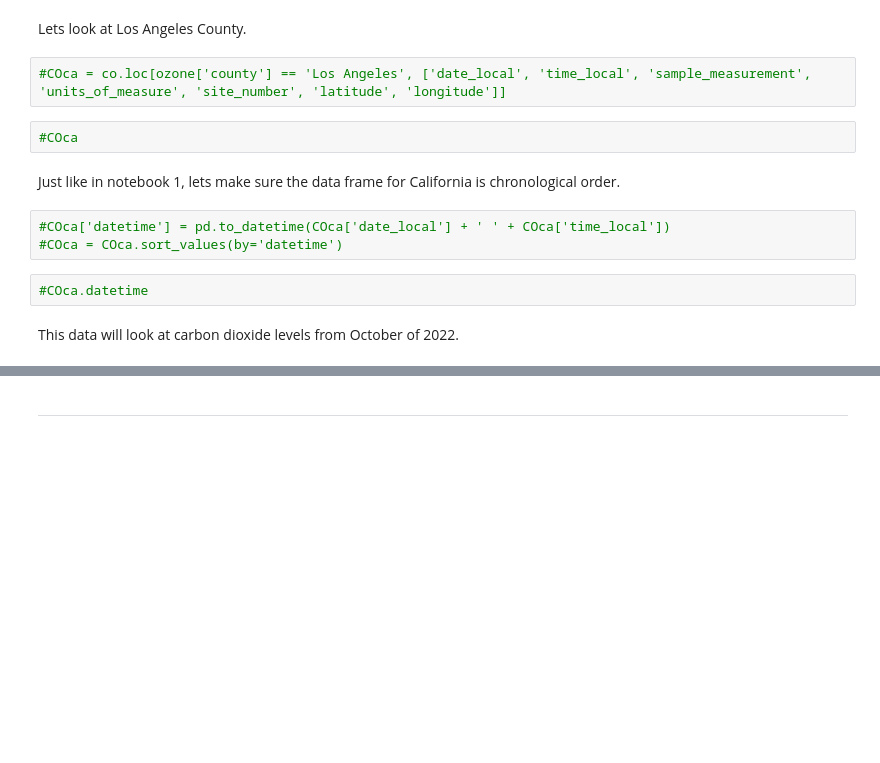
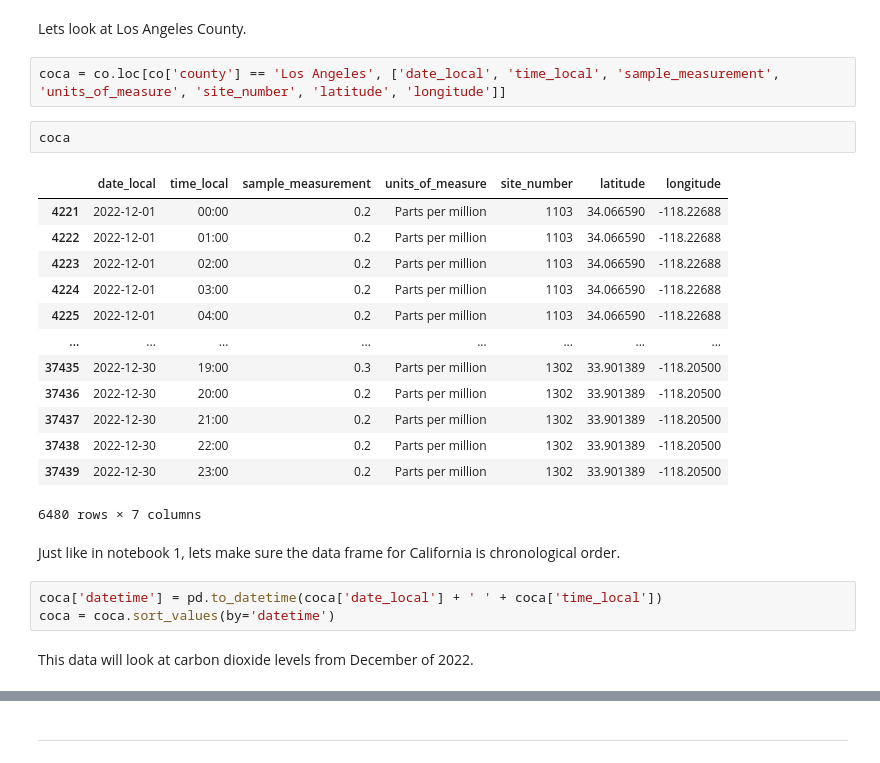
Before and after one commit to DAES433533/donder-cookbook, a Jupyter notebook: notebooks/sd_airquality.ipynb, the cells around one changed output, grey strips where cells are left out. Saved outputs shown, nothing was run; the diff lists cells and outputs as text; blank space fills up the shorter version.

```diff
--- a/notebooks/sd_airquality.ipynb
+++ b/notebooks/sd_airquality.ipynb
@@ -127,15 +184,27 @@ Just like in Notebook 1, take a check at the plotting data in its original forma
 # %% [markdown]
 Lets look at Los Angeles County.
 # %%
-#COca = co.loc[ozone['county'] == 'Los Angeles', ['date_local', 'time_local', 'sample_measurement', 'units_of_measure', 'site_number', 'latitude', 'longitude']]
+coca = co.loc[co['county'] == 'Los Angeles', ['date_local', 'time_local', 'sample_measurement', 'units_of_measure', 'site_number', 'latitude', 'longitude']]
-# %%
-#COca
+# %%
+coca
+# %% [output]
+|  | date_local | time_local | sample_measurement | units_of_measure | site_number | latitude | longitude |
+| 4221 | 2022-12-01 | 00:00 | 0.2 | Parts per million | 1103 | 34.066590 | -118.22688 |
+| 4222 | 2022-12-01 | 01:00 | 0.2 | Parts per million | 1103 | 34.066590 | -118.22688 |
+| 4223 | 2022-12-01 | 02:00 | 0.2 | Parts per million | 1103 | 34.066590 | -118.22688 |
+| 4224 | 2022-12-01 | 03:00 | 0.2 | Parts per million | 1103 | 34.066590 | -118.22688 |
+| 4225 | 2022-12-01 | 04:00 | 0.2 | Parts per million | 1103 | 34.066590 | -118.22688 |
+| ... | ... | ... | ... | ... | ... | ... | ... |
+| 37435 | 2022-12-30 | 19:00 | 0.3 | Parts per million | 1302 | 33.901389 | -118.20500 |
+| 37436 | 2022-12-30 | 20:00 | 0.2 | Parts per million | 1302 | 33.901389 | -118.20500 |
+| 37437 | 2022-12-30 | 21:00 | 0.2 | Parts per million | 1302 | 33.901389 | -118.20500 |
+| 37438 | 2022-12-30 | 22:00 | 0.2 | Parts per million | 1302 | 33.901389 | -118.20500 |
+| 37439 | 2022-12-30 | 23:00 | 0.2 | Parts per million | 1302 | 33.901389 | -118.20500 |
+6480 rows × 7 columns
 # %% [markdown]
 Just like in notebook 1, lets make sure the data frame for California is chronological order.
 # %%
-#COca['datetime'] = pd.to_datetime(COca['date_local'] + ' ' + COca['time_local'])
-#COca = COca.sort_values(by='datetime')
+coca['datetime'] = pd.to_datetime(coca['date_local'] + ' ' + coca['time_local'])
+coca = coca.sort_values(by='datetime')
-# %%
-#COca.datetime
 # %% [markdown]
-This data will look at carbon dioxide levels from October of 2022.
+This data will look at carbon dioxide levels from December of 2022.
```
Also changed, not shown: parts of 57 cells of this notebook.
